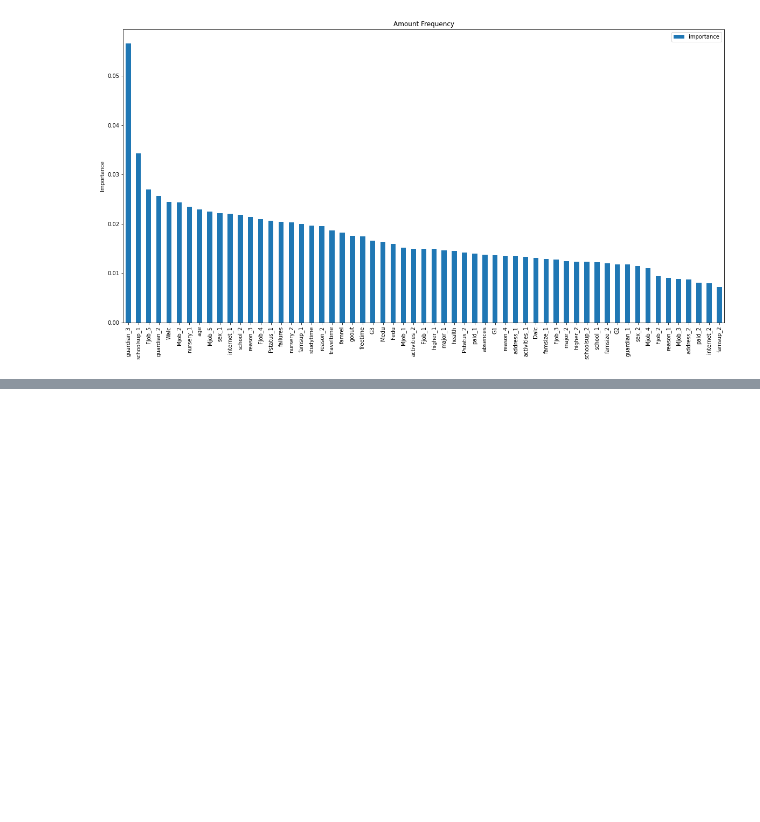
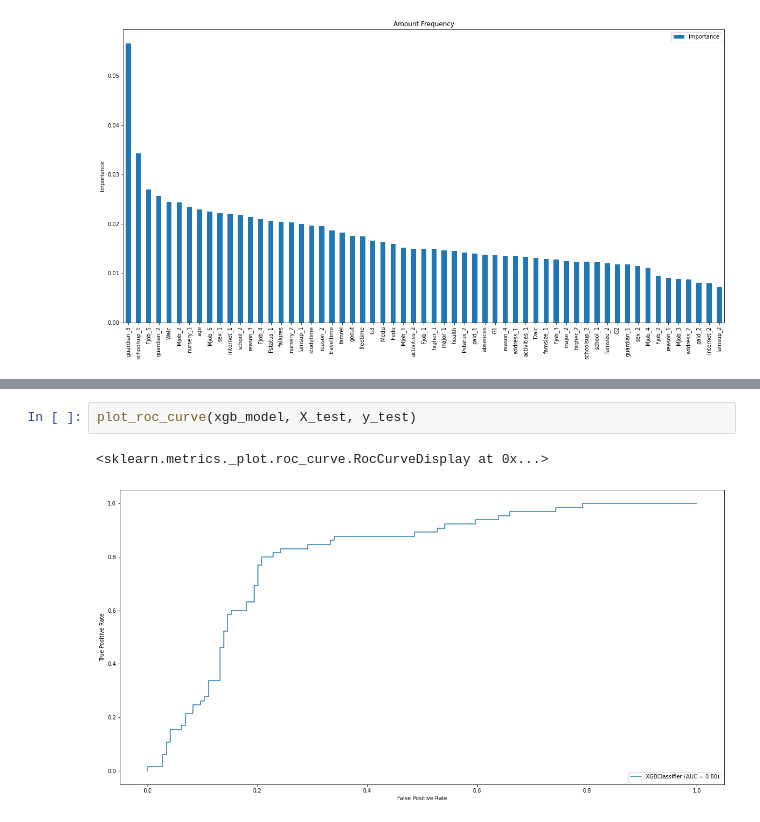
Before and after one commit to HaZdula/alcohol_romantics, a Jupyter notebook: Tuning.ipynb, the cells around one changed output, grey strips where cells are left out. Drawn from its saved outputs; the diff is of its cells as text; blank space fills up the shorter version.

```diff
--- a/Tuning.ipynb
+++ b/Tuning.ipynb
@@ -212,0 +220,5 @@ ax.set_xticklabels(names)
+# %%
+plot_roc_curve(xgb_model, X_test, y_test)
+# %% [output]
+<sklearn.metrics._plot.roc_curve.RocCurveDisplay at 0x...>
+[figure, added]
```
Also changed, not shown: parts of 3 cells of this notebook.
